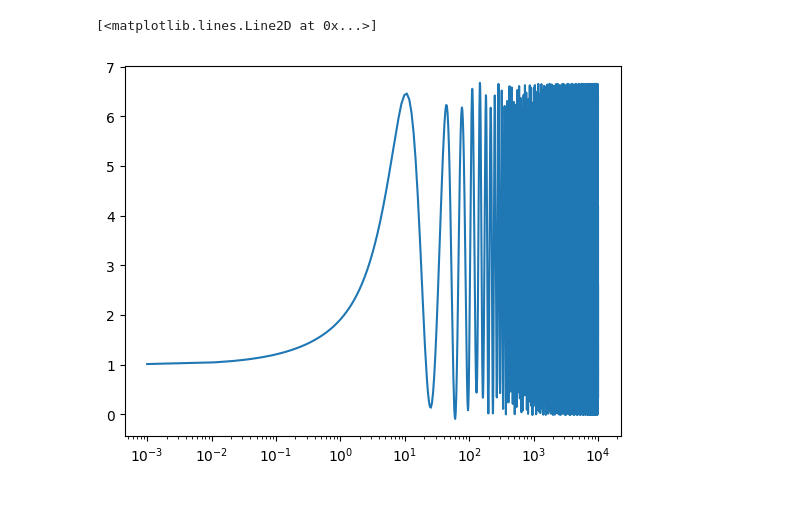
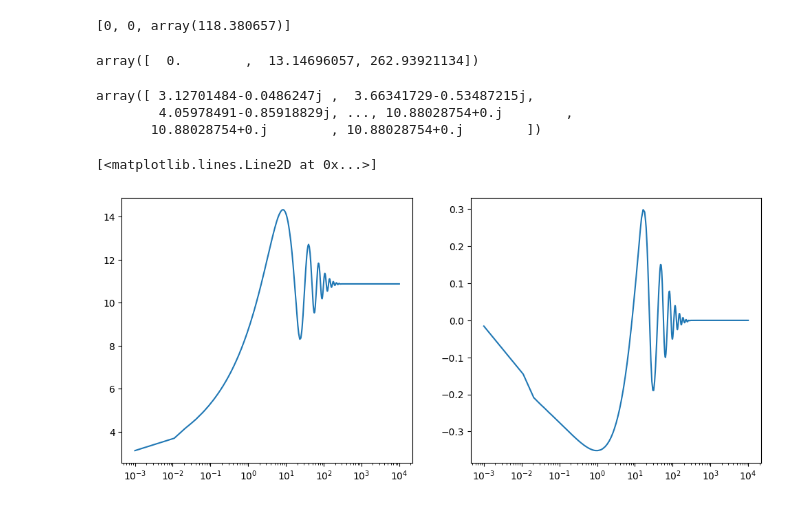
Before and after one commit to mhycheung/glworia, a Jupyter notebook: load_interp_simple.ipynb, the cells around one changed output. Cells and saved outputs as stored; diff of their text form; code cells hidden in the pictures.

```diff
--- a/load_interp_simple.ipynb
+++ b/load_interp_simple.ipynb
@@ -7,30 +7,41 @@ from importlib import reload
 reload(glworia.load_interp)
 from glworia.load_interp import *
 # %%
+lp_name = 'kappa'
+
 settings = {
+    'lens_param_name': lp_name,
     'y_low': 0.1,
     'y_high': 5.0,
-    'kappa_low': 0.1,
-    'kappa_high': 10.0,
-    'N_grid': 30,
-    'N_grid_strong': 60,
-    'N_crit': 60,
+    lp_name + '_low': 0.1,
+    lp_name + '_high': 1.9,
+    'N_grid': 31,
+    'N_grid_strong': 61,
+    'N_crit': 61,
     'N': 200,
-    'lens_model_name': 'NFW',
+    'lens_model_name': 'gSIS',
 
     'T0_max': 1000,
 
     'y_low_im': 0.1,
     'y_high_im': 5.0,
-    'kappa_low_im': 0.1,
-    'kappa_high_im': 10.0,
-    'N_grid_im': 1000,
-    'N_crit_im': 1000,
+    lp_name + '_low_im': 0.1,
+    lp_name + '_high_im': 1.9,
+    'N_grid_im': 1001,
+    'N_crit_im': 1001,
 }
+# %%
+def strong_lens_cond_override_gSIS(strongly_lensed, y_interp, kappa_interp):
+    if np.abs(kappa_interp - 1.) < 1e-15:
+        if y_interp < 1.:
+            strongly_lensed = True
+        else:
+            strongly_lensed = False
+    return strongly_lensed
 # %%
 interpolators = load_interpolators('./interpolation', **settings)
 # %%
 w_interp = np.linspace(0.001, 1e4, 10**6)
 # %%
 y_interp = 0.1
-kappa_interp = 3.0
+lp_interp = 0.1
@@ -38,0 +48,5 @@ F = F_interp(w_interp, y_interp, kappa_interp, interpolators, settings)
+# %%
+F, F_g, partitions, T_im, mu_im, u0, u1, u2, u3, um = F_interp(w_interp, y_interp, lp_interp, interpolators, settings,
+             return_geom = True,
+             strong_lens_cond_override = strong_lens_cond_override_gSIS
+             )
@@ -39,7 +57,24 @@ F = F_interp(w_interp, y_interp, kappa_interp, interpolators, settings)
+# %%
+mu_im
+# %% [output]
+[0, 0, array(118.380657)]
+# %%
+partitions
+# %% [output]
+array([  0.        ,  13.14696057, 262.93921134])
+# %%
+F
+# %% [output]
+array([ 3.12701484-0.0486247j ,  3.66341729-0.53487215j,
+        4.05978491-0.85918829j, ..., 10.88028754+0.j        ,
+       10.88028754+0.j        , 10.88028754+0.j        ])
 # %%
 import matplotlib.pyplot as plt
-# %%
-plt.semilogx(w_interp, F)
-# %% [output]
-[<matplotlib.lines.Line2D at 0x...>]
-[figure, removed]
+# %%
+fig, axs = plt.subplots(1, 2, figsize = (12, 5))
+axs[0].semilogx(w_interp, np.abs(F))
+# axs[0].semilogx(w_interp, np.abs(F_g), alpha = 0.5)
+axs[1].semilogx(w_interp, np.angle(F))
+# %% [output]
+[<matplotlib.lines.Line2D at 0x...>]
+[figure, added]
```
Also changed, not shown: parts of 4 cells of this notebook, 43 other files.
